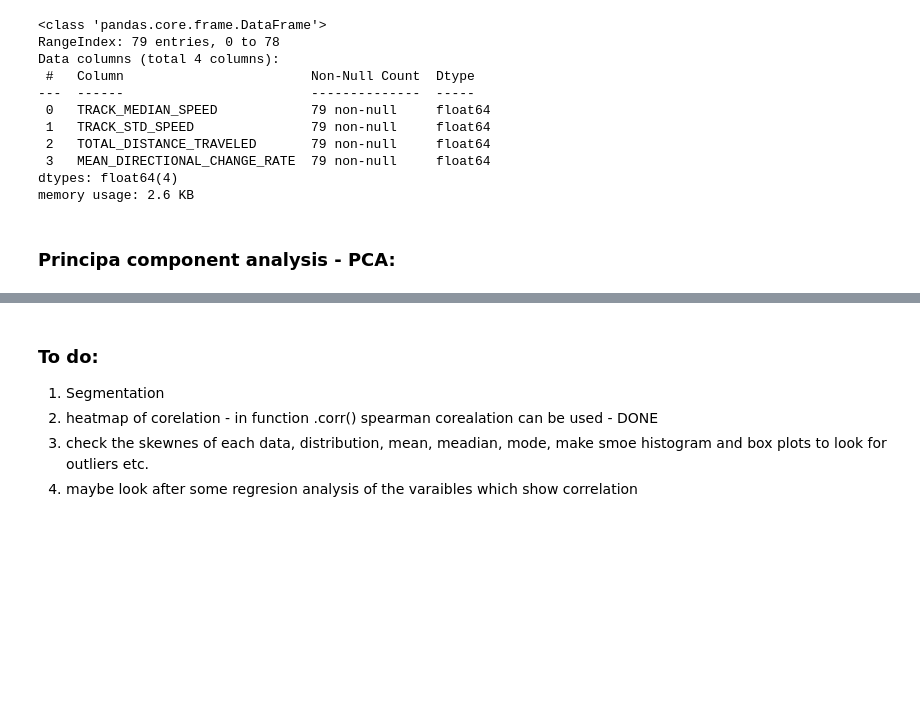
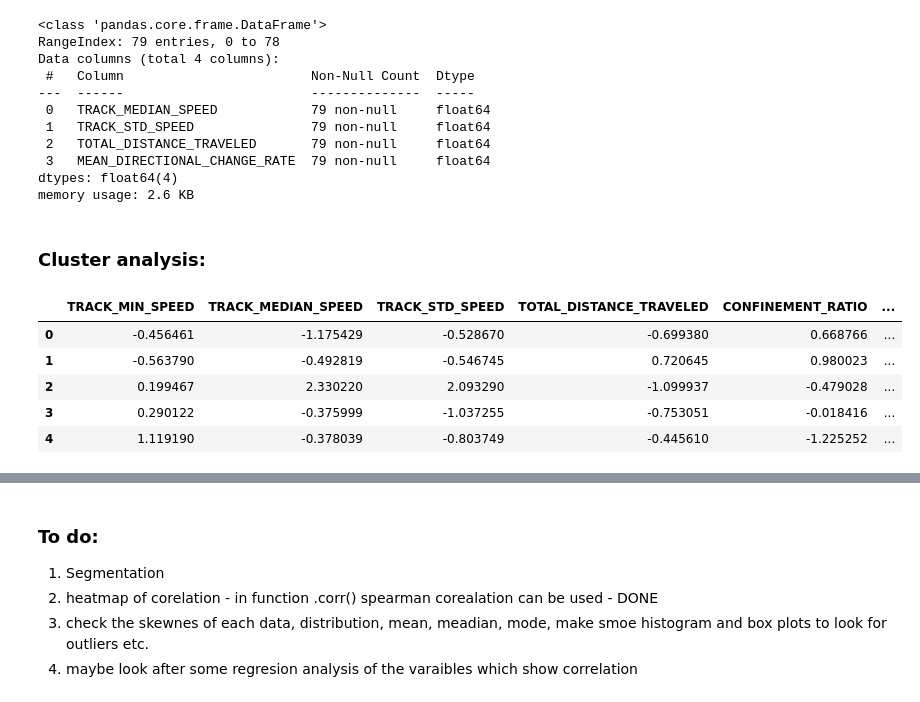
Before and after one commit to GentlemanFrog/Trajectory_clustering, a Jupyter notebook: Trajectory_analysis.ipynb, the cells around one changed output, grey strips where cells are left out. Drawn from its saved outputs; the diff is of its cells as text; code cells hidden in the pictures; blank space fills up the shorter version.

```diff
--- a/Trajectory_analysis.ipynb
+++ b/Trajectory_analysis.ipynb
@@ -458,4 +462,23 @@ Data columns (total 4 columns):
 dtypes: float64(4)
 memory usage: 2.6 KB
 # %% [markdown]
-### Principa component analysis - PCA:
+### Cluster analysis:
+# %%
+from sklearn.cluster import KMeans
+from sklearn.preprocessing import StandardScaler
+
+# Scaling data: performing clustering on dataset with all features
+
+df_wol_scale = df_wo_labels.copy()
+scaler = StandardScaler()
+df_scaled = pd.DataFrame(scaler.fit_transform(df_wol_scale.values),
+                        columns=df_wol_scale.columns,
+                         index=df_wol_scale.index)
+# df_scaled.head()
+# %% [output]
+|  | TRACK_MIN_SPEED | TRACK_MEDIAN_SPEED | TRACK_STD_SPEED | TOTAL_DISTANCE_TRAVELED | CONFINEMENT_RATIO | ... |
+| 0 | -0.456461 | -1.175429 | -0.528670 | -0.699380 | 0.668766 | ... |
+| 1 | -0.563790 | -0.492819 | -0.546745 | 0.720645 | 0.980023 | ... |
+| 2 | 0.199467 | 2.330220 | 2.093290 | -1.099937 | -0.479028 | ... |
+| 3 | 0.290122 | -0.375999 | -1.037255 | -0.753051 | -0.018416 | ... |
+| 4 | 1.119190 | -0.378039 | -0.803749 | -0.445610 | -1.225252 | ... |
```
Also changed, not shown: parts of 7 cells of this notebook.
